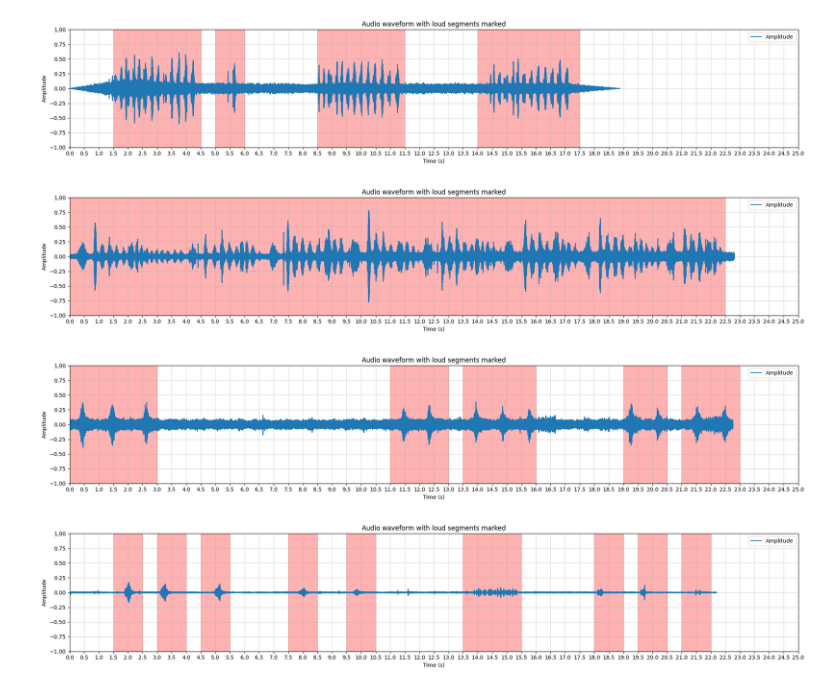
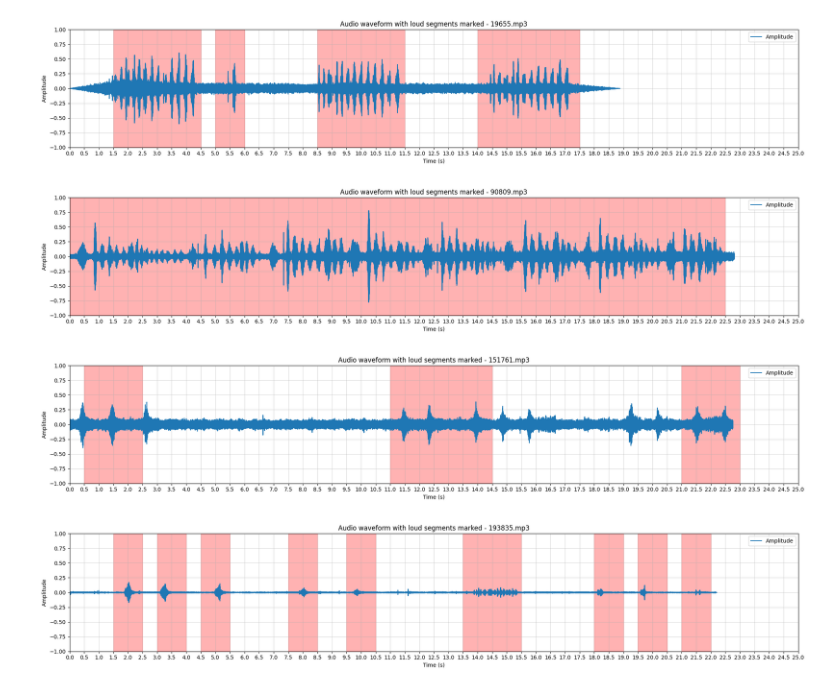
Before and after one commit to FathanAM0/Dasar-Kecerdasan-Artificial_Tugas-Besar, a Jupyter notebook: Dataset/code_labeling_xc.ipynb, the cells around one changed output. Saved outputs shown, nothing was run; the diff lists cells and outputs as text; code cells hidden in the pictures.

```diff
--- a/Dataset/code_labeling_xc.ipynb
+++ b/Dataset/code_labeling_xc.ipynb
@@ -13,12 +14,13 @@ OVERLAP_DURATION = int(0.5 * SAMPLE_RATE)
 dir_data_xc = r"C:\Users\Lulay\Documents\GitHub\Dasar-Kecerdasan-Artificial_Tugas-Besar\Dataset\xeno-canto"
 # %%
 def load_and_plot(path, list_result):
+    file_name = os.path.basename(path)
     audio, sr = librosa.load(path, sr=SAMPLE_RATE)
     time_axis = np.linspace(0, len(audio) / sr, len(audio))
 
     plt.figure(figsize=(20, 4))
     plt.plot(time_axis, audio, label="Amplitude")
-    plt.title("Audio waveform with loud segments marked")
+    plt.title(f"Audio waveform with loud segments marked - {file_name}")
     plt.xlabel("Time (s)")
     plt.ylabel("Amplitude")
 
@@ -37,16 +39,16 @@ def load_and_plot(path, list_result):
 # %%
 load_and_plot(dir_data_xc+"/19655.mp3",[[1.5, 4.5], [5.0, 6.0], [8.5, 11.5], [14.0, 17.5]])
 # %% [output]
-[figure, old version]
+[figure, new version]
 # %%
 load_and_plot(dir_data_xc+"/90809.mp3",[[0.0, 22.5]])
 # %% [output]
-[figure, old version]
+[figure, new version]
 # %%
-load_and_plot(dir_data_xc+"/151761.mp3",[[0.0, 3.0], [11.0, 13.0], [13.5, 16.0], [19.0, 20.5], [21.0, 23.0]])
+load_and_plot(dir_data_xc+"/151761.mp3", [[0.5, 2.5], [11.0, 14.5], [21.0, 23.0]])
 # %% [output]
-[figure, old version]
+[figure, new version]
 # %%
 load_and_plot(dir_data_xc+"/193835.mp3",[[1.5, 2.5], [3.0, 4.0], [4.5, 5.5], [7.5, 8.5], [9.5, 10.5], [13.5, 15.5], [18.0, 19.0], [19.5, 20.5], [21.0, 22.0]])
 # %% [output]
-[figure, old version]
+[figure, new version]
```
Also changed, not shown: parts of 16 cells of this notebook, 2 other files.
